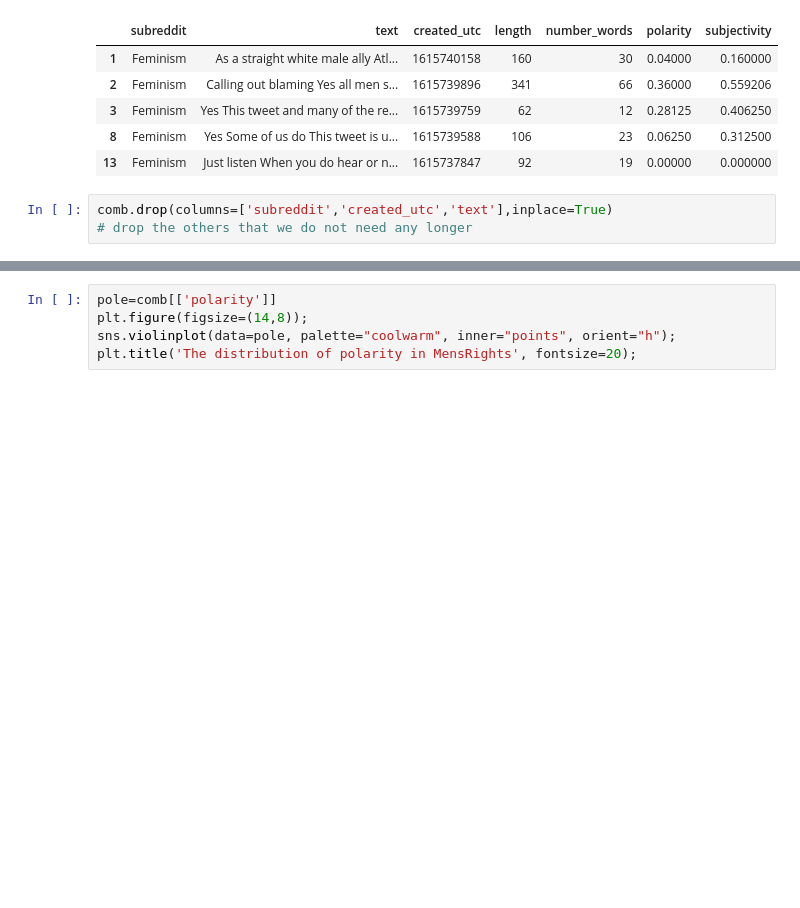
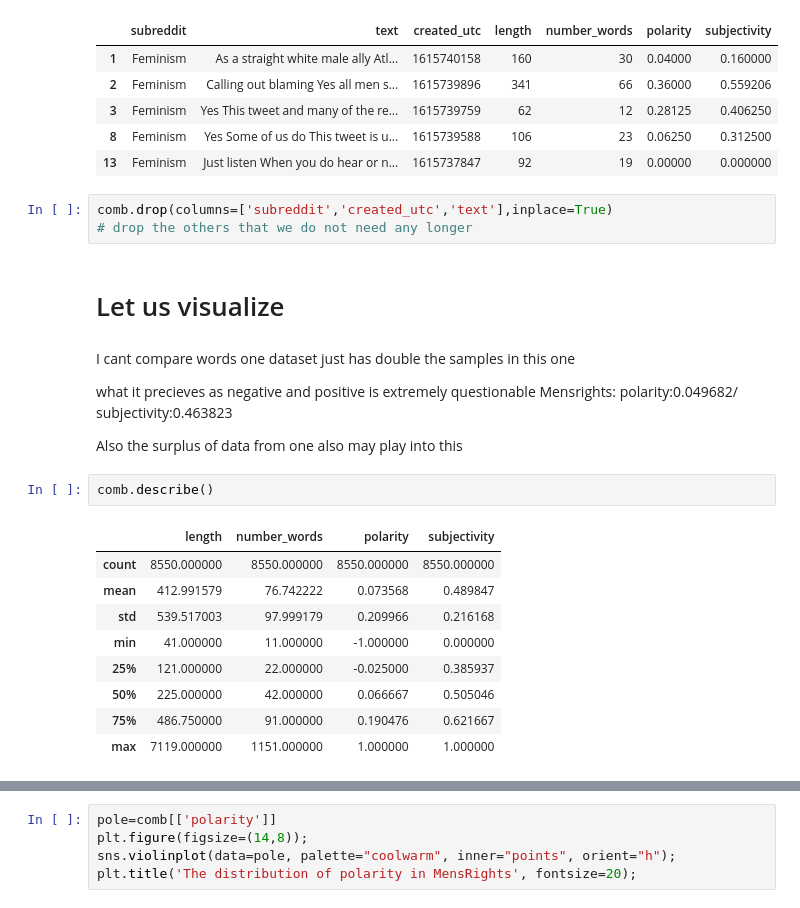
Before and after one commit to Amirdatasci2021/Reddit-Classification, a Jupyter notebook: DataFrame_Femenism.ipynb, the cells around one changed output, grey strips where cells are left out. Cells and saved outputs as stored; diff of their text form; blank space fills up the shorter version.

```diff
--- a/DataFrame_Femenism.ipynb
+++ b/DataFrame_Femenism.ipynb
@@ -304,5 +308,26 @@ comb.head()
 # %%
 comb.drop(columns=['subreddit','created_utc','text'],inplace=True)
 # drop the others that we do not need any longer
+# %% [markdown]
+# Let us visualize
+# %% [markdown]
+I cant compare words one dataset just has double the samples in this one
+
+what it precieves as negative and positive is extremely questionable
+Mensrights: polarity:0.049682/ subjectivity:0.463823
+
+Also the surplus of data from one also may play into this
+# %%
+comb.describe()
+# %% [output]
+|  | length | number_words | polarity | subjectivity |
+| count | 8550.000000 | 8550.000000 | 8550.000000 | 8550.000000 |
+| mean | 412.991579 | 76.742222 | 0.073568 | 0.489847 |
+| std | 539.517003 | 97.999179 | 0.209966 | 0.216168 |
+| min | 41.000000 | 11.000000 | -1.000000 | 0.000000 |
+| 25% | 121.000000 | 22.000000 | -0.025000 | 0.385937 |
+| 50% | 225.000000 | 42.000000 | 0.066667 | 0.505046 |
+| 75% | 486.750000 | 91.000000 | 0.190476 | 0.621667 |
+| max | 7119.000000 | 1151.000000 | 1.000000 | 1.000000 |
 # %%
 comb.groupby('number_words').size().plot.hist();
```
Also changed, not shown: parts of 7 cells of this notebook, 8 other files.
